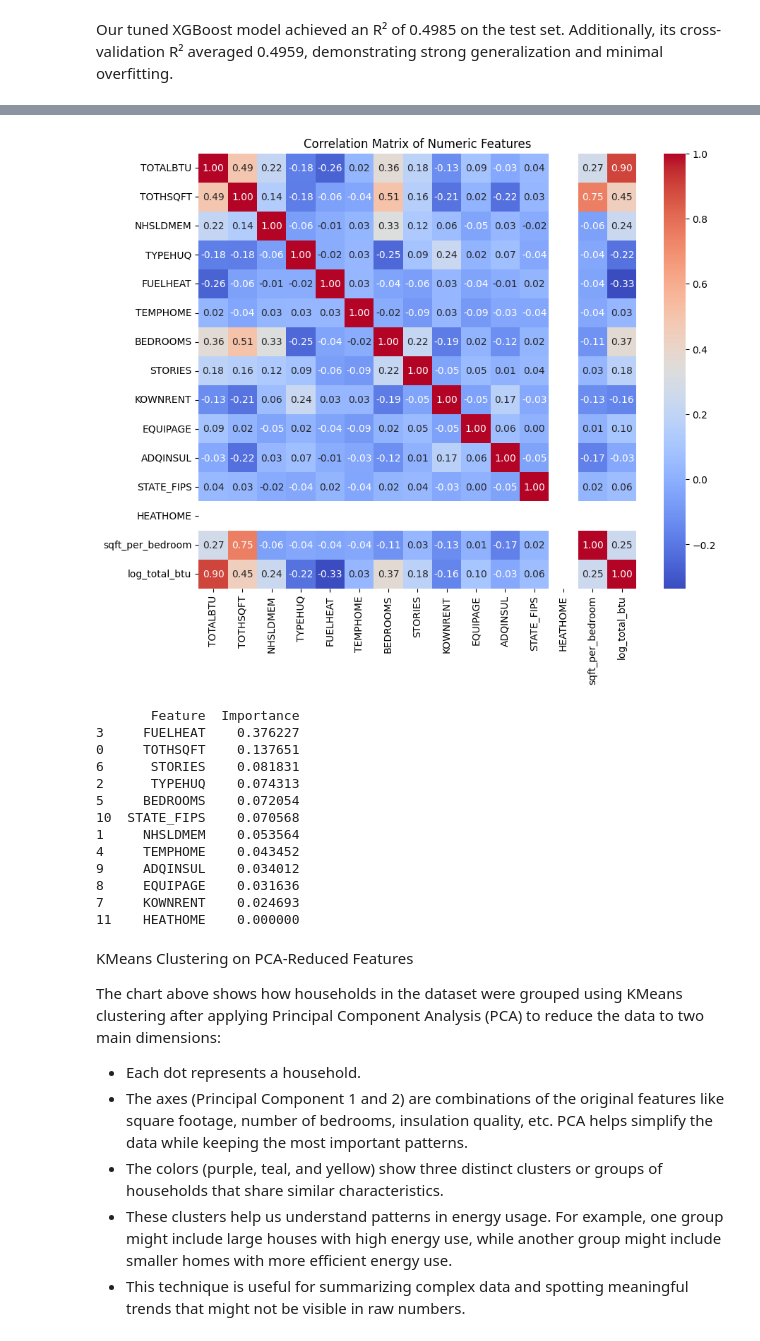
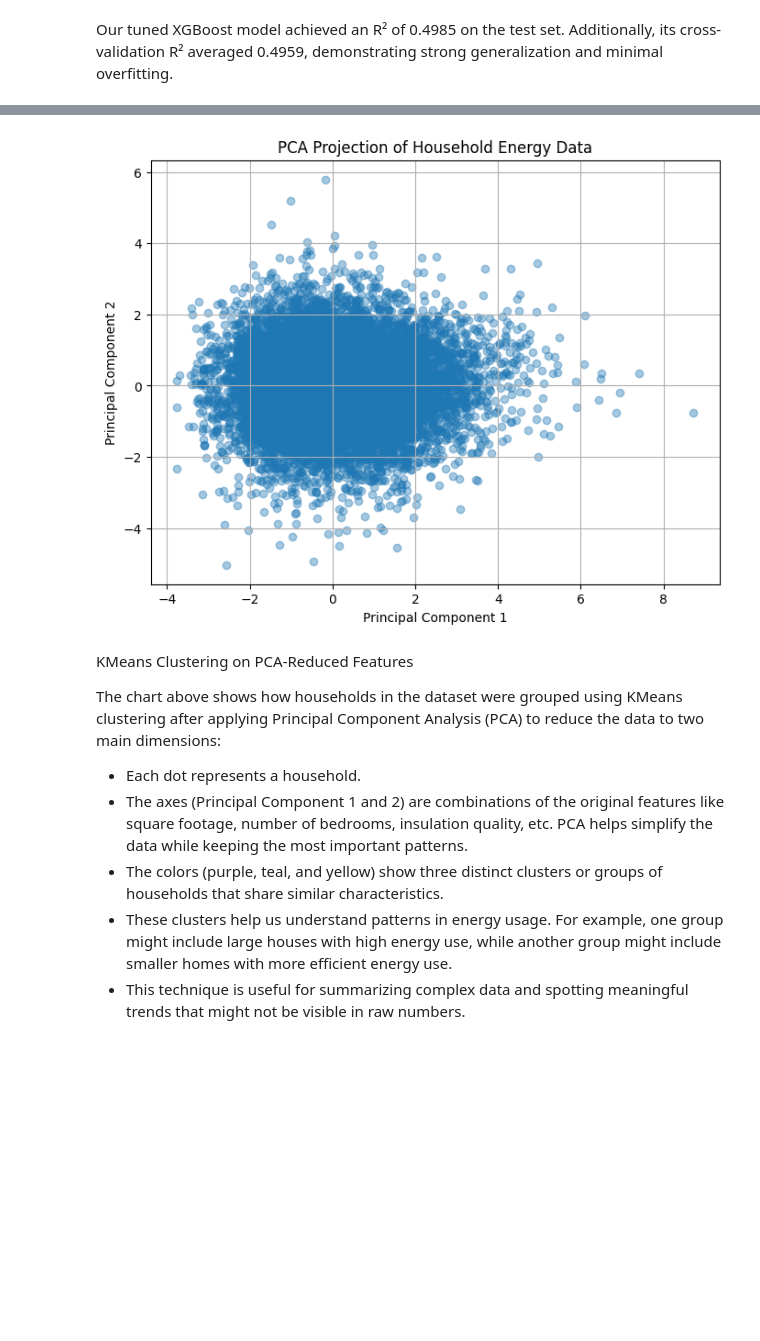
Before and after one commit to smw989/ENSF444_Project, a Jupyter notebook: ENSF444_Group50_FinalProject.ipynb, the cells around one changed output, grey strips where cells are left out. Cells and saved outputs as stored; diff of their text form; code cells hidden in the pictures; blank space fills up the shorter version.

```diff
--- a/ENSF444_Group50_FinalProject.ipynb
+++ b/ENSF444_Group50_FinalProject.ipynb
@@ -262,49 +277,24 @@ R²: 0.4985
 Best XGBoost Parameters: {'regressor__colsample_bytree': 0.8, 'regressor__learning_rate': 0.1, 'regressor__max_depth': 3, 'regressor__n_estimators': 300, 'regressor__subsample': 1.0}
 Best R² Score (CV): 0.4959689062059809
 [figure]
-# %%
-df['sqft_per_bedroom'] = df['TOTHSQFT'] / df['BEDROOMS']
-df['log_total_btu'] = np.log(df['TOTALBTU'])
-df['FUELHEAT_bin'] = df['FUELHEAT'].apply(lambda x: 'Electric' if x in ['Electric', 'Gas'] else 'Other')
-
-# Keep only numeric columns for correlation
-numeric_df = df.select_dtypes(include=['number'])
-
-# Generate correlation matrix
-corr_matrix = numeric_df.corr()
-
-# Plot heatmap
-plt.figure(figsize=(10, 8))
-sns.heatmap(corr_matrix, annot=True, cmap='coolwarm', fmt='.2f')
-plt.title("Correlation Matrix of Numeric Features")
-plt.show()
-# %% [output]
-[figure, removed]
-# %%
-model = XGBRegressor(n_estimators=100, random_state=42)
-model.fit(X_train, y_train)
-
-importance = model.feature_importances_
-features = X_train.columns
-
-feature_importance_df = pd.DataFrame({'Feature': features, 'Importance': importance})
-feature_importance_df = feature_importance_df.sort_values(by='Importance', ascending=False)
-
-print(feature_importance_df)
-# %% [output]
-       Feature  Importance
-3     FUELHEAT    0.376227
-0     TOTHSQFT    0.137651
-6      STORIES    0.081831
-2      TYPEHUQ    0.074313
-5     BEDROOMS    0.072054
-10  STATE_FIPS    0.070568
-1     NHSLDMEM    0.053564
-4     TEMPHOME    0.043452
-9     ADQINSUL    0.034012
-8     EQUIPAGE    0.031636
-7     KOWNRENT    0.024693
-11    HEATHOME    0.000000
+# %%
+# Apply preprocessing to the full training set
+X_processed = preprocessor.fit_transform(X)
+
+# Reduce to 2 dimensions
+pca = PCA(n_components=2)
+X_pca = pca.fit_transform(X_processed.toarray() if hasattr(X_processed, 'toarray') else X_processed)
+
+# Plot PCA visualization
+plt.figure(figsize=(8,6))
+plt.scatter(X_pca[:,0], X_pca[:,1], alpha=0.4)
+plt.title("PCA Projection of Household Energy Data")
+plt.xlabel("Principal Component 1")
+plt.ylabel("Principal Component 2")
+plt.grid(True)
+plt.show()
+# %% [output]
+[figure, added]
 # %% [markdown]
 KMeans Clustering on PCA-Reduced Features
 
```
Also changed, not shown: parts of 5 cells of this notebook.
